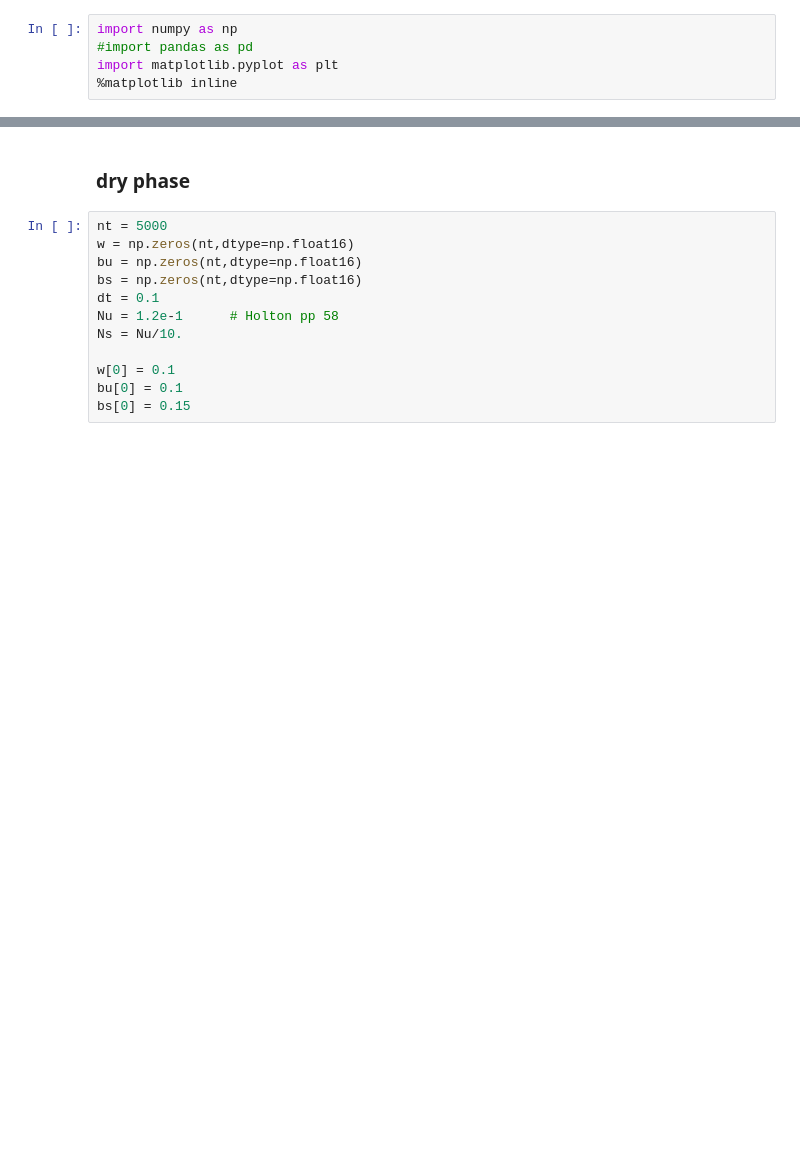
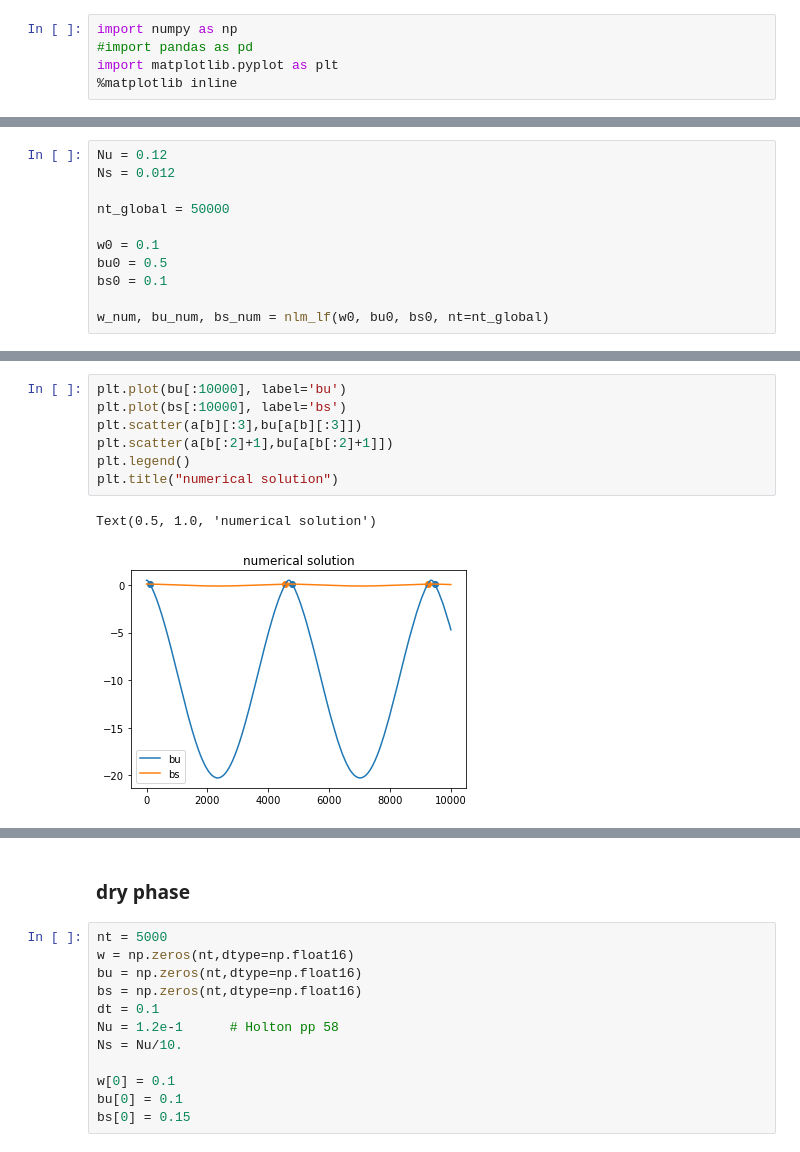
Before and after one commit to Nuo-Chen/moist-sys, a Jupyter notebook: one phase analytical solution.ipynb, the cells around one changed output, grey strips where cells are left out. Cells and saved outputs as stored; diff of their text form; blank space fills up the shorter version.

```diff
--- a/one phase analytical solution.ipynb
+++ b/one phase analytical solution.ipynb
@@ -5,0 +79,11 @@ import matplotlib.pyplot as plt
+# %%
+Nu = 0.12
+Ns = 0.012
+
+nt_global = 50000
+
+w0 = 0.1
+bu0 = 0.5
+bs0 = 0.1
+
+w_num, bu_num, bs_num = nlm_lf(w0, bu0, bs0, nt=nt_global)
@@ -5,0 +105,10 @@ import matplotlib.pyplot as plt
+# %%
+plt.plot(bu[:10000], label='bu')
+plt.plot(bs[:10000], label='bs')
+plt.scatter(a[b][:3],bu[a[b][:3]])
+plt.scatter(a[b[:2]+1],bu[a[b[:2]+1]])
+plt.legend()
+plt.title("numerical solution")
+# %% [output]
+Text(0.5, 1.0, 'numerical solution')
+[figure, added]
```
Also changed, not shown: parts of 5 cells of this notebook, 24 other files.
